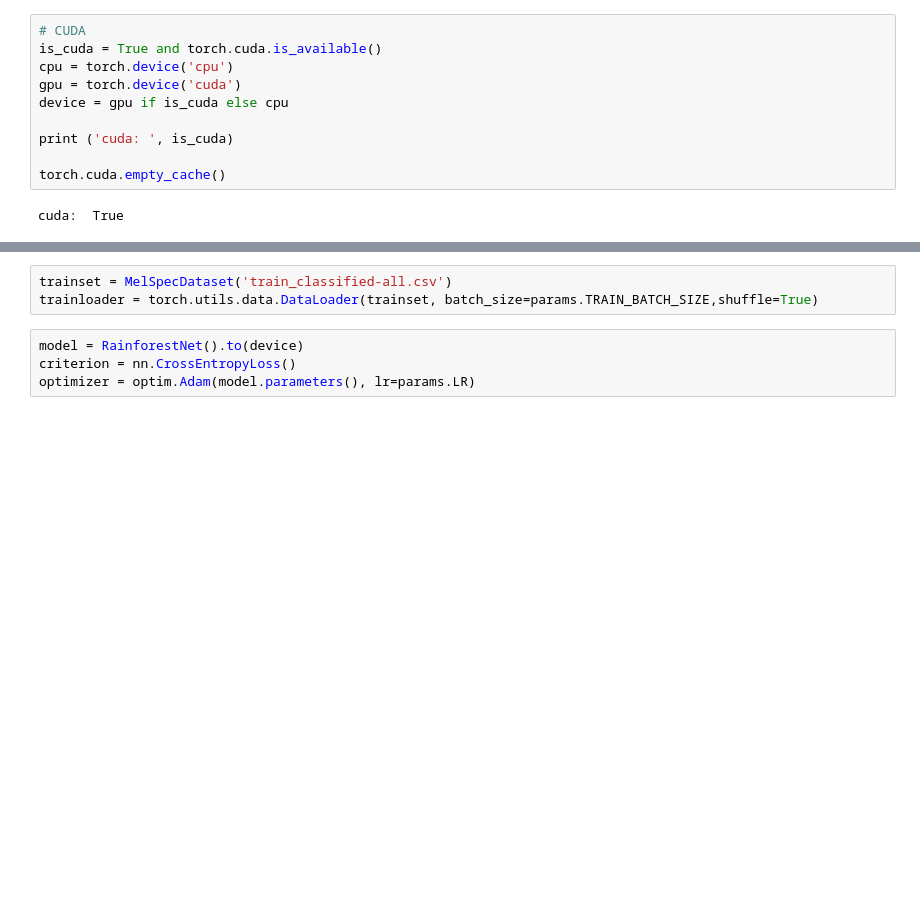
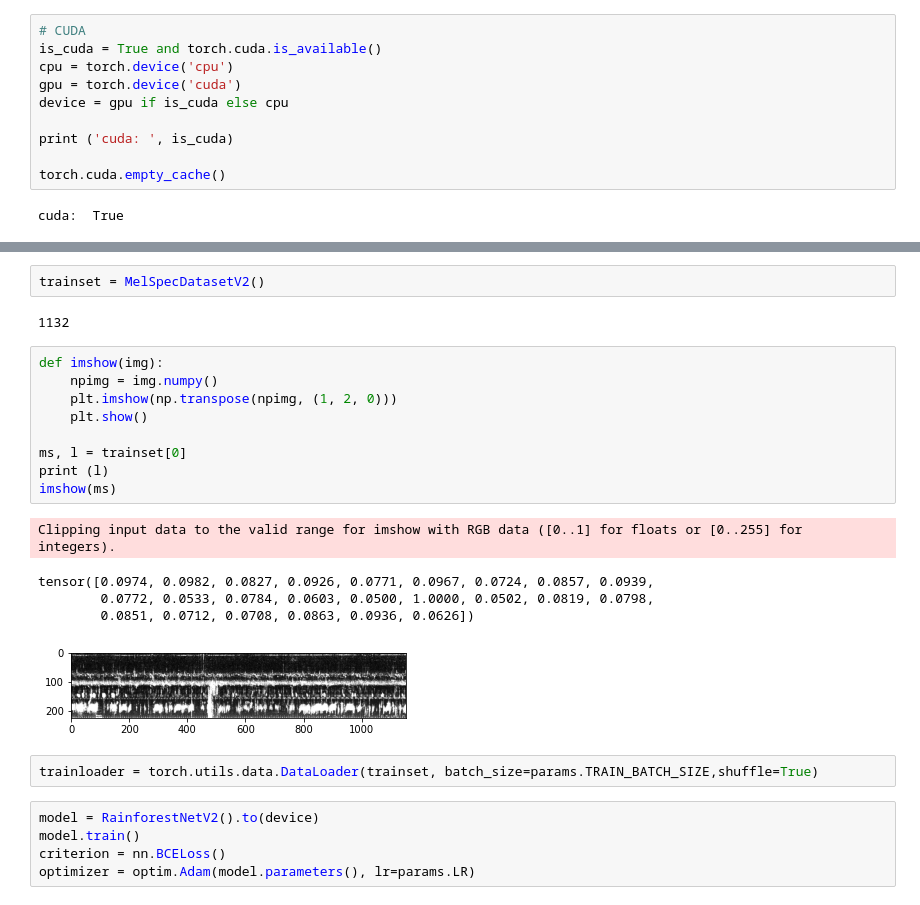
Before and after one commit to bhavishy6/KaggleRainforestChallenge, a Jupyter notebook: RainforestNN-Train.ipynb, the cells around one changed output, grey strips where cells are left out. Drawn from its saved outputs; the diff is of its cells as text; blank space fills up the shorter version.

Commit message:
Adjusting training to use a more condensed mel spec. Other adjustments and a new notebook to test the whole audio clip. Should delete other test notebook and just keep this one.

```diff
--- a/RainforestNN-Train.ipynb
+++ b/RainforestNN-Train.ipynb
@@ -106,9 +176,28 @@ class MelSpecDataset(Dataset):
+# %%
+trainset = MelSpecDatasetV2()
+# %% [output]
+1132
+# %%
+def imshow(img):
+    npimg = img.numpy()
+    plt.imshow(np.transpose(npimg, (1, 2, 0)))
+    plt.show()
+
+ms, l = trainset[0]
+print (l)
+imshow(ms)
+# %% [output]
+Clipping input data to the valid range for imshow with RGB data ([0..1] for floats or [0..255] for integers).
+tensor([0.0974, 0.0982, 0.0827, 0.0926, 0.0771, 0.0967, 0.0724, 0.0857, 0.0939,
+        0.0772, 0.0533, 0.0784, 0.0603, 0.0500, 1.0000, 0.0502, 0.0819, 0.0798,
+        0.0851, 0.0712, 0.0708, 0.0863, 0.0936, 0.0626])
+[figure, added]
 # %%
-trainset = MelSpecDataset('train_classified-all.csv')
 trainloader = torch.utils.data.DataLoader(trainset, batch_size=params.TRAIN_BATCH_SIZE,shuffle=True)
 # %%
-model = RainforestNet().to(device)
-criterion = nn.CrossEntropyLoss()
+model = RainforestNetV2().to(device)
+model.train()
+criterion = nn.BCELoss()
 optimizer = optim.Adam(model.parameters(), lr=params.LR)
 # %%
 print (len(trainset))
```
Also changed, not shown: parts of 7 cells of this notebook, 2 other files.
